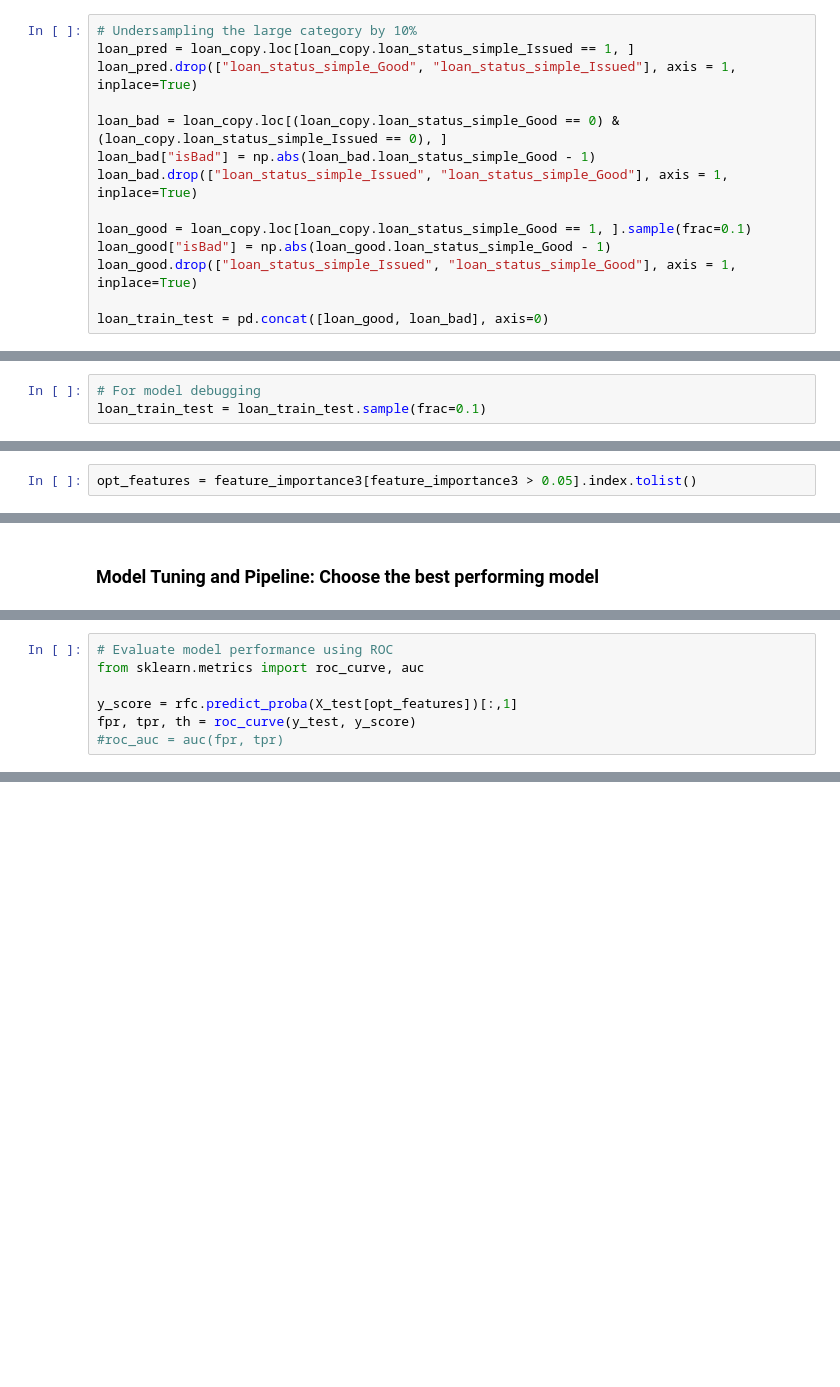
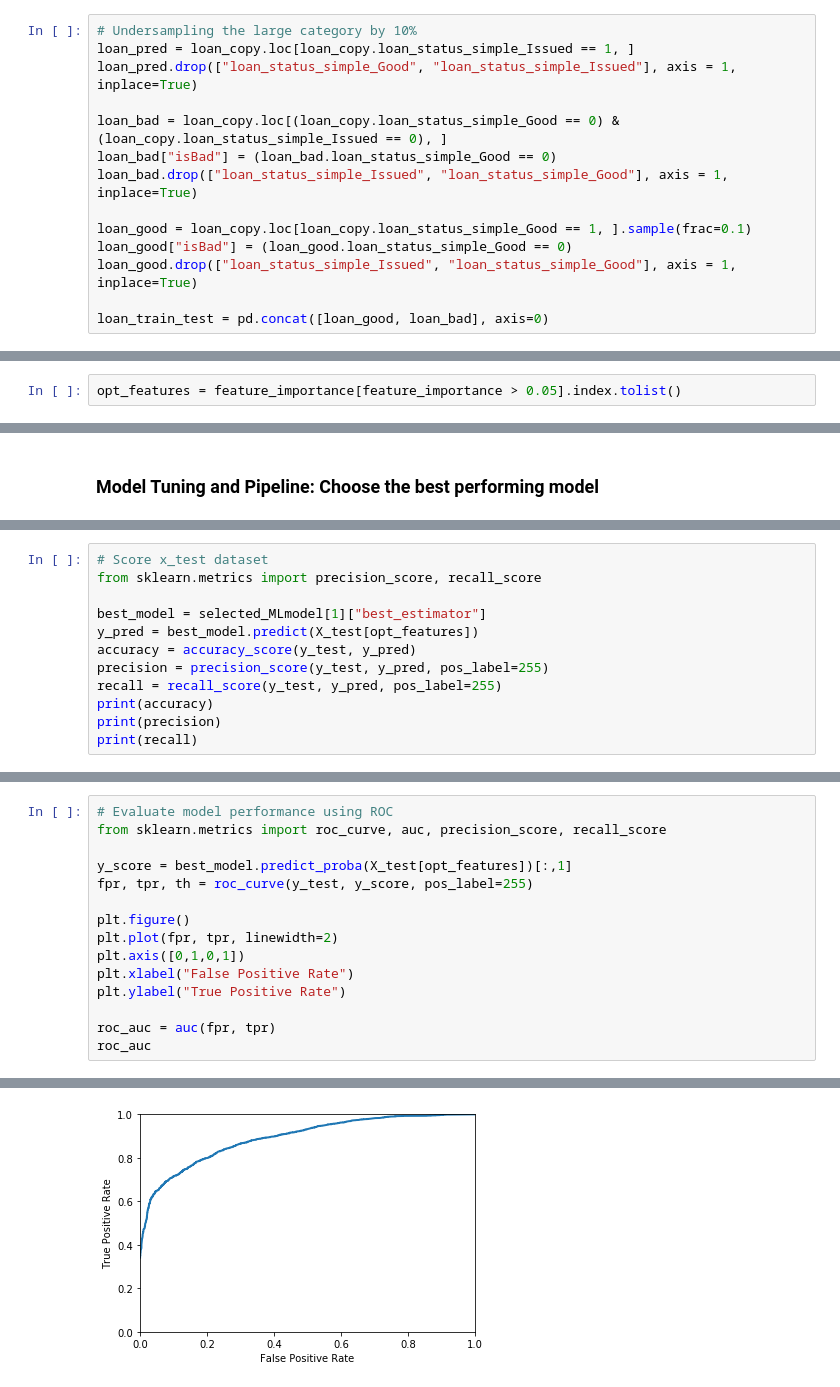
Before and after one commit to SapphireCore/DSTP, a Jupyter notebook: Cap1/Cap1_4_Machine Learning.ipynb, the cells around one changed output, grey strips where cells are left out. Saved outputs shown, nothing was run; the diff lists cells and outputs as text; blank space fills up the shorter version.

```diff
--- a/Cap1/Cap1_4_Machine Learning.ipynb
+++ b/Cap1/Cap1_4_Machine Learning.ipynb
@@ -72,11 +72,11 @@ loan_pred = loan_copy.loc[loan_copy.loan_status_simple_Issued == 1, ]
 loan_pred.drop(["loan_status_simple_Good", "loan_status_simple_Issued"], axis = 1, inplace=True)
 
 loan_bad = loan_copy.loc[(loan_copy.loan_status_simple_Good == 0) & (loan_copy.loan_status_simple_Issued == 0), ]
-loan_bad["isBad"] = np.abs(loan_bad.loan_status_simple_Good - 1)
+loan_bad["isBad"] = (loan_bad.loan_status_simple_Good == 0)
 loan_bad.drop(["loan_status_simple_Issued", "loan_status_simple_Good"], axis = 1, inplace=True)
 
 loan_good = loan_copy.loc[loan_copy.loan_status_simple_Good == 1, ].sample(frac=0.1)
-loan_good["isBad"] = np.abs(loan_good.loan_status_simple_Good - 1)
+loan_good["isBad"] = (loan_good.loan_status_simple_Good == 0)
 loan_good.drop(["loan_status_simple_Issued", "loan_status_simple_Good"], axis = 1, inplace=True)
 
 loan_train_test = pd.concat([loan_good, loan_bad], axis=0)
@@ -95,6 +97,3 @@ See the caveats in the documentation: http://pandas.pydata.org/pandas-docs/stabl
-# %%
-# For model debugging
-loan_train_test = loan_train_test.sample(frac=0.1)
 # %%
 # Split the dataframe
 from sklearn.model_selection import train_test_split
@@ -141,2 +140,2 @@ dtype: float64
 # %%
-opt_features = feature_importance3[feature_importance3 > 0.05].index.tolist()
+opt_features = feature_importance[feature_importance > 0.05].index.tolist()
@@ -234,0 +231,12 @@ print(accuracy_opt)
+# %%
+# Score x_test dataset
+from sklearn.metrics import precision_score, recall_score
+
+best_model = selected_MLmodel[1]["best_estimator"]
+y_pred = best_model.predict(X_test[opt_features])
+accuracy = accuracy_score(y_test, y_pred)
+precision = precision_score(y_test, y_pred, pos_label=255)
+recall = recall_score(y_test, y_pred, pos_label=255)
+print(accuracy)
+print(precision)
+print(recall)
@@ -235,8 +247,16 @@ print(accuracy_opt)
 # %%
 # Evaluate model performance using ROC
-from sklearn.metrics import roc_curve, auc
+from sklearn.metrics import roc_curve, auc, precision_score, recall_score
 
-y_score = rfc.predict_proba(X_test[opt_features])[:,1]
-fpr, tpr, th = roc_curve(y_test, y_score)
-#roc_auc = auc(fpr, tpr)
+y_score = best_model.predict_proba(X_test[opt_features])[:,1]
+fpr, tpr, th = roc_curve(y_test, y_score, pos_label=255)
+
+plt.figure()
+plt.plot(fpr, tpr, linewidth=2)
+plt.axis([0,1,0,1])
+plt.xlabel("False Positive Rate")
+plt.ylabel("True Positive Rate")
+
+roc_auc = auc(fpr, tpr)
+roc_auc
 # %% [output]
@@ -243,0 +264 @@ ValueError: Data is not binary and pos_label is not specified
+[figure, added]
```
Also changed, not shown: parts of 12 cells of this notebook, 3 other files.
